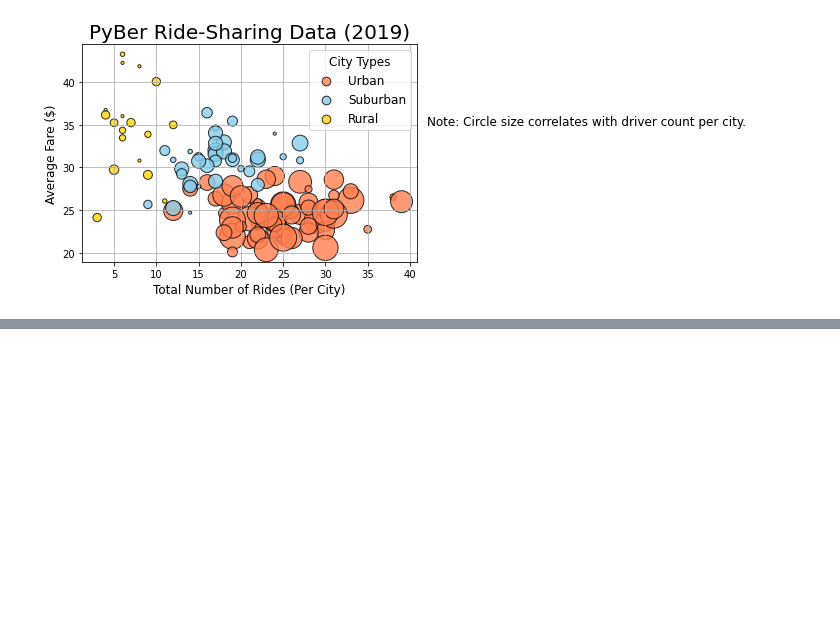
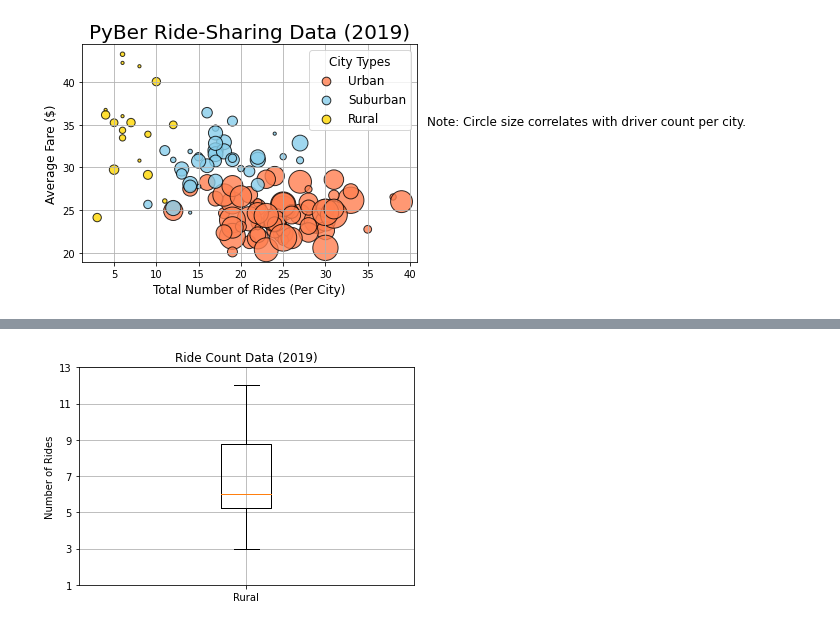
Before and after one commit to opeoje91/PyBer_Analysis, a Jupyter notebook: PyBer.ipynb, the cells around one changed output, grey strips where cells are left out. Cells and saved outputs as stored; diff of their text form; code cells hidden in the pictures; blank space fills up the shorter version.

```diff
--- a/PyBer.ipynb
+++ b/PyBer.ipynb
@@ -131,6 +131,6 @@ suburban_city_df = pyber_data_df[pyber_data_df["type"] == "Suburban"]
 # %%
-rural_city_df = pyber_data_df[pyber_data_df["type"]=="Rural"]
-rural_city_df
+rural_cities_df = pyber_data_df[pyber_data_df["type"]=="Rural"]
+rural_cities_df
 # %% [output]
 |  | city | date | fare | ride_id | driver_count | type |
 | 2250 | Randallchester | 2019-04-13 11:13:31 | 43.22 | 1076079536213 | 9 | Rural |
@@ -325,0 +561,12 @@ plt.show()
+# %%
+#Calculate the summary statistics with box_and_whisker plots on number of rural rides
+x_labels = ["Rural"]
+plt.boxplot(rural_ride_count, labels=x_labels)
+#Add title, axis, grid and limit
+plt.title("Ride Count Data (2019)")
+plt.ylabel("Number of Rides")
+plt.yticks(np.arange(1, 15, step=2.0))
+plt.grid()
+plt.show()
+# %% [output]
+[figure, added]
```
Also changed, not shown: parts of 40 cells of this notebook.
